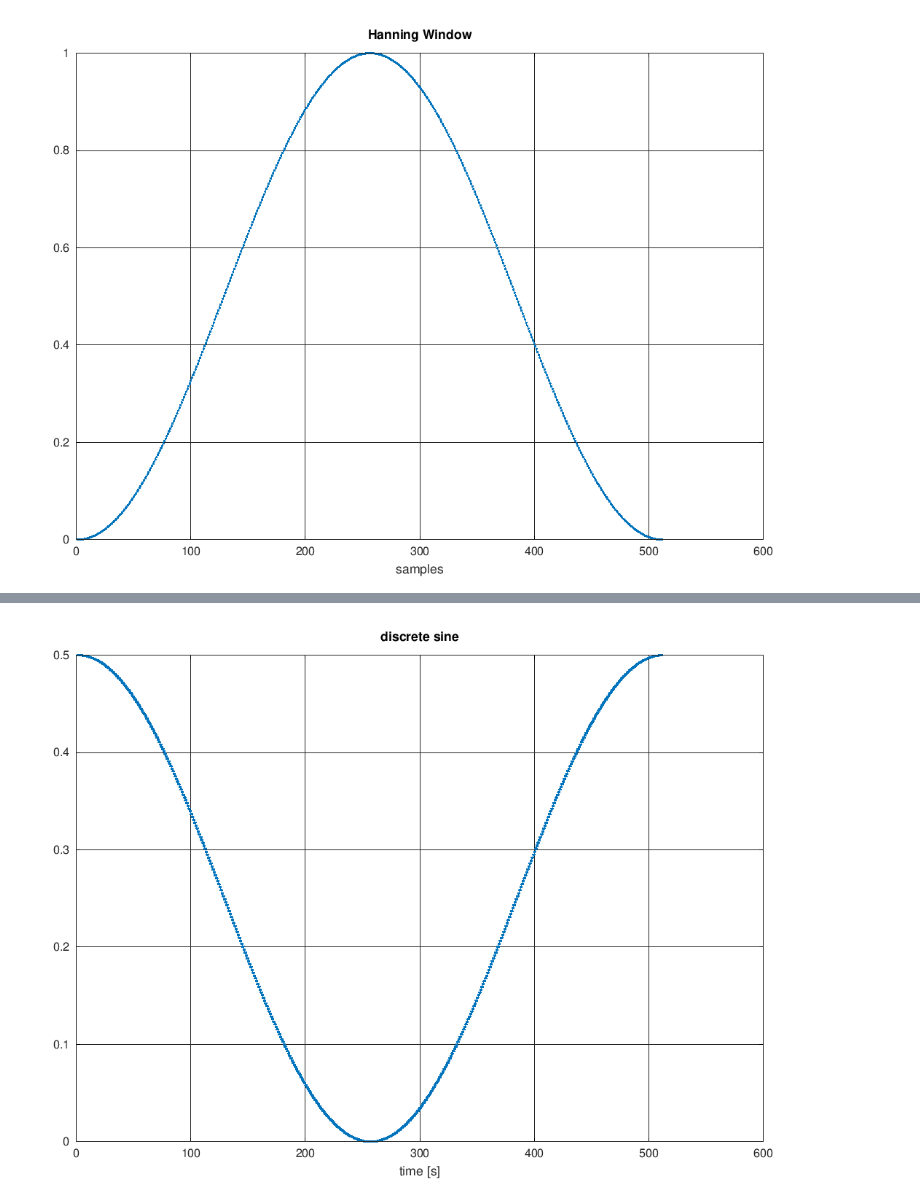
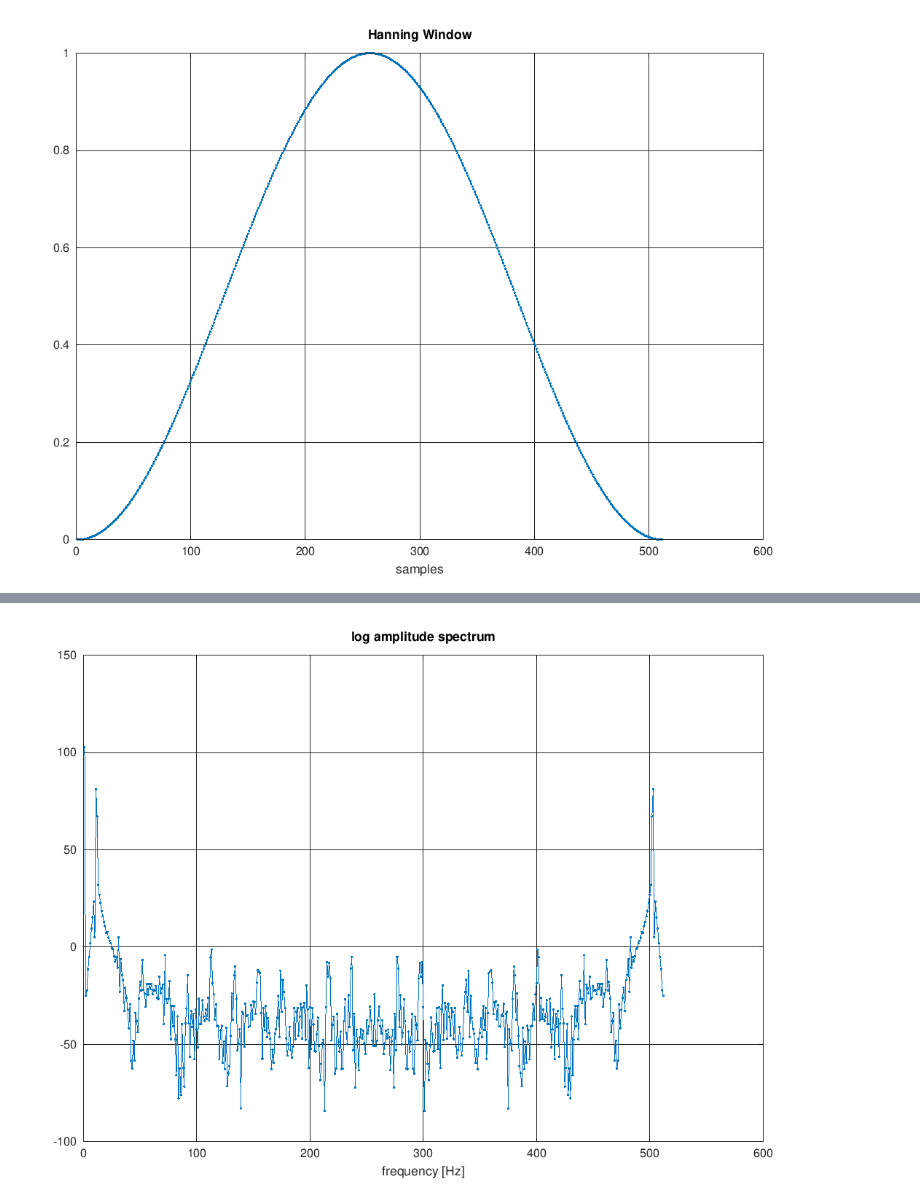
Before and after one commit to schnedann/Jupyter_Notebooks, a Jupyter notebook: octave/fft_spectral_scaling.ipynb, the cells around one changed output, grey strips where cells are left out. Drawn from its saved outputs; the diff is of its cells as text; code cells hidden in the pictures.

Commit message:
added recalculation with applied window to "ADC" Signal

```diff
--- a/octave/fft_spectral_scaling.ipynb
+++ b/octave/fft_spectral_scaling.ipynb
@@ -180,7 +201,7 @@ xlabel("time [s]");
 ## sample Signal with a ideal ADC
 # %%
 span=range(y);
-bits=5;
+bits=4;
 LSB=span./(2.^bits.-1);
 dy=round((y.+(span./2))./LSB);
 min(dy)
@@ -255,5 +279,5 @@ xlabel("time [s]");
 # %%
 nos2=2^ceil(log2(nos));
 znos=nos2.-nos;
-ze=zeros(1,znos);
+ze=ones(1,znos).*get_mean(dy);
 dy = [dy ze];
@@ -349,0 +395,2 @@ w_hann_unsym = 0.5.*w_hann.+0.5;
+# %%
+dz = my_apply_window(dy,w_hann);
@@ -358,2 +432,0 @@ xlabel("samples");
-# %%
-dz=(0.5.*(1.-w_hann));
@@ -360,8 +446,8 @@ dz=(0.5.*(1.-w_hann));
 # %%
 figure(fig++);
-stairs(dz,"- .");
+plot(tospectrum(dz),"-d.");
 grid on;
-title("discrete sine");
-xlabel("time [s]");
+title("log amplitude spectrum");
+xlabel("frequency [Hz]");
 # %% [output]
-[figure, old version]
+[figure, new version]
```
Also changed, not shown: parts of 33 cells of this notebook.
